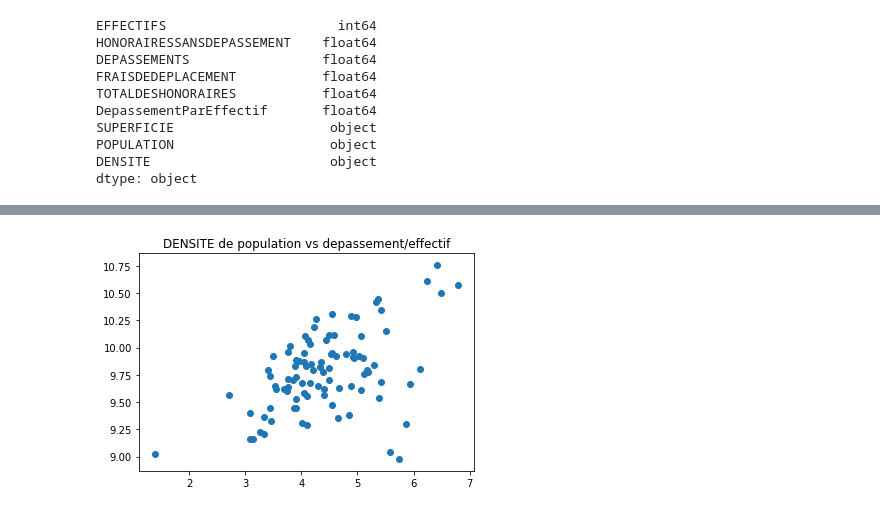
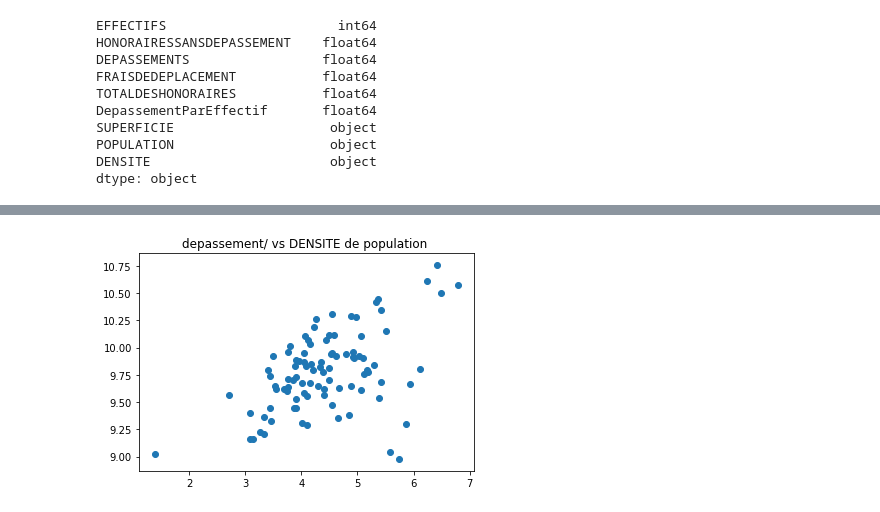
Before and after one commit to MSBigData2019/Guillaume_QUISPE, a Jupyter notebook: INFMDI721/Lesson8/hackaton.ipynb, the cells around one changed output, grey strips where cells are left out. Cells and saved outputs as stored; diff of their text form; code cells hidden in the pictures.

```diff
--- a/INFMDI721/Lesson8/hackaton.ipynb
+++ b/INFMDI721/Lesson8/hackaton.ipynb
@@ -376,3 +376,8 @@ SUPERFICIE                    object
 POPULATION                    object
 DENSITE                       object
 dtype: object
+# %%
+dfconcat["DENSITE"] = dfconcat["DENSITE"].apply(pd.to_numeric, errors='coerce')
+plt.scatter(np.log(dfconcat.DENSITE),np.log(dfconcat.DEPASSEMENTS))
+plt.title("depassement vs DENSITE de population ")
+plt.show()
@@ -378,0 +388,3 @@ dtype: object
+# %%
+dfconcat["POPULATION"] = dfconcat["POPULATION"].apply(lambda x: pd.to_numeric(x.replace(u'\xa0', '')))
+dfconcat.head()
@@ -379,7 +404,7 @@ dtype: object
 # %%
 dfconcat["DENSITE"] = dfconcat["DENSITE"].apply(pd.to_numeric, errors='coerce')
 plt.scatter(np.log(dfconcat.DENSITE),np.log(dfconcat.DepassementParEffectif))
-plt.title("DENSITE de population vs depassement/effectif")
+plt.title("depassement/ vs DENSITE de population ")
 plt.show()
 # %% [output]
-[figure, old version]
+[figure, new version]
```
Also changed, not shown: parts of 4 cells of this notebook.
